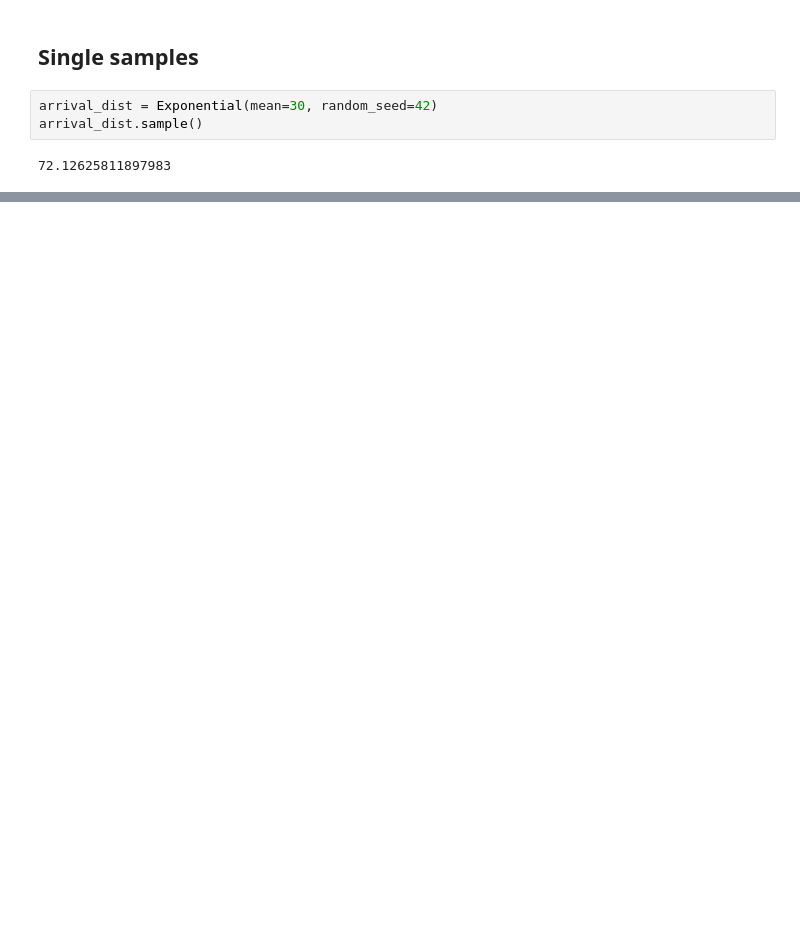
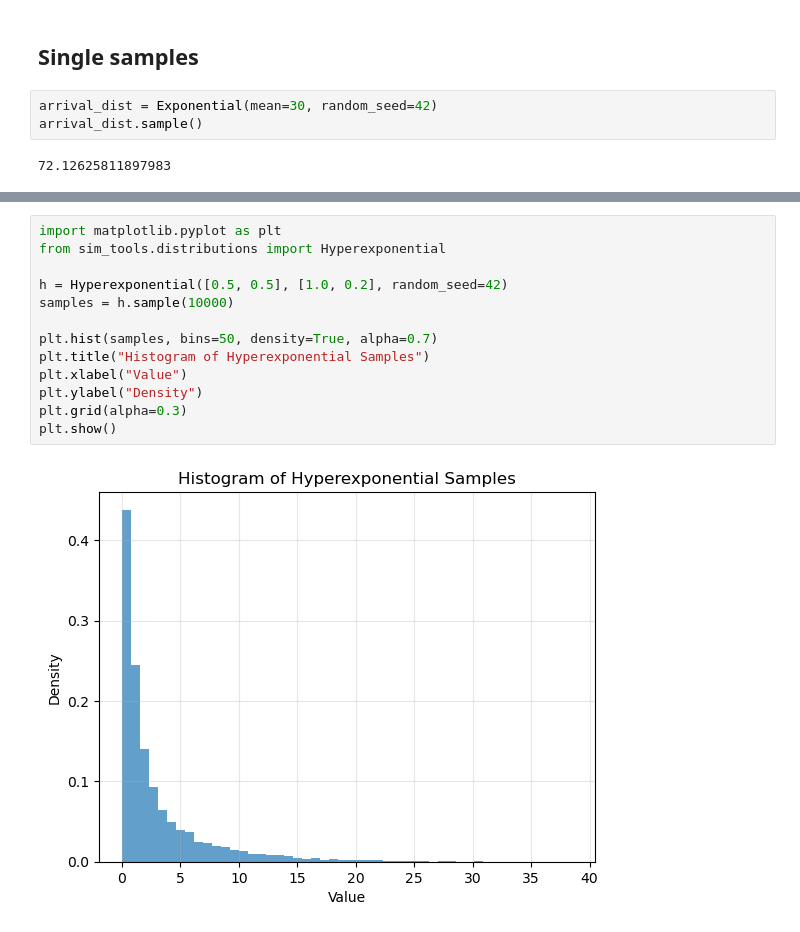
Before and after one commit to Bergam0t/sim-tools, a Jupyter notebook: docs/01_sampling/01_distributions_examples.ipynb, the cells around one changed output, grey strips where cells are left out. Drawn from its saved outputs; the diff is of its cells as text; blank space fills up the shorter version.

```diff
--- a/docs/01_sampling/01_distributions_examples.ipynb
+++ b/docs/01_sampling/01_distributions_examples.ipynb
@@ -332,0 +360,15 @@ activity_time.sample()
+# %%
+import matplotlib.pyplot as plt
+from sim_tools.distributions import Hyperexponential
+
+h = Hyperexponential([0.5, 0.5], [1.0, 0.2], random_seed=42)
+samples = h.sample(10000)
+
+plt.hist(samples, bins=50, density=True, alpha=0.7)
+plt.title("Histogram of Hyperexponential Samples")
+plt.xlabel("Value")
+plt.ylabel("Density")
+plt.grid(alpha=0.3)
+plt.show()
+# %% [output]
+[figure, added]
```
Also changed, not shown: parts of 8 cells of this notebook.
